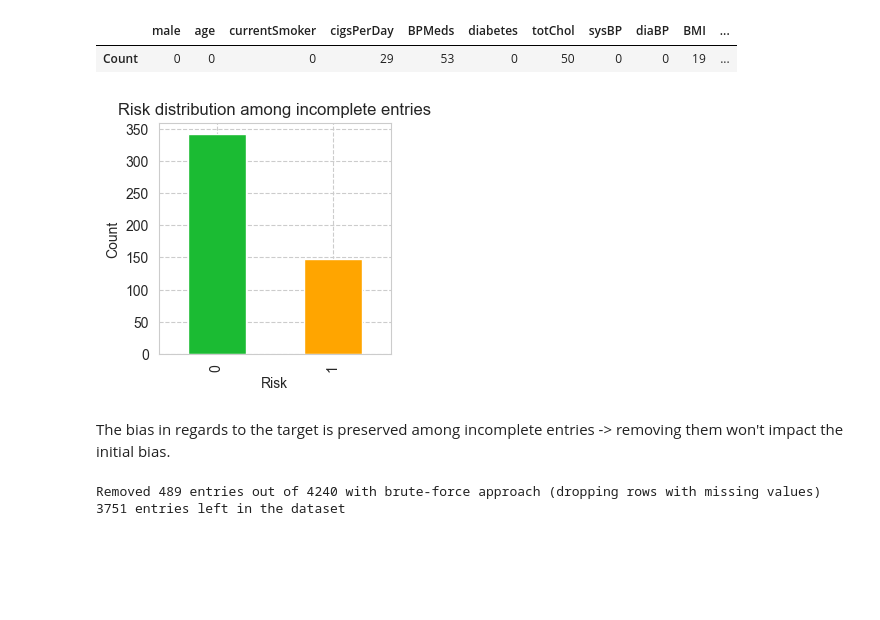
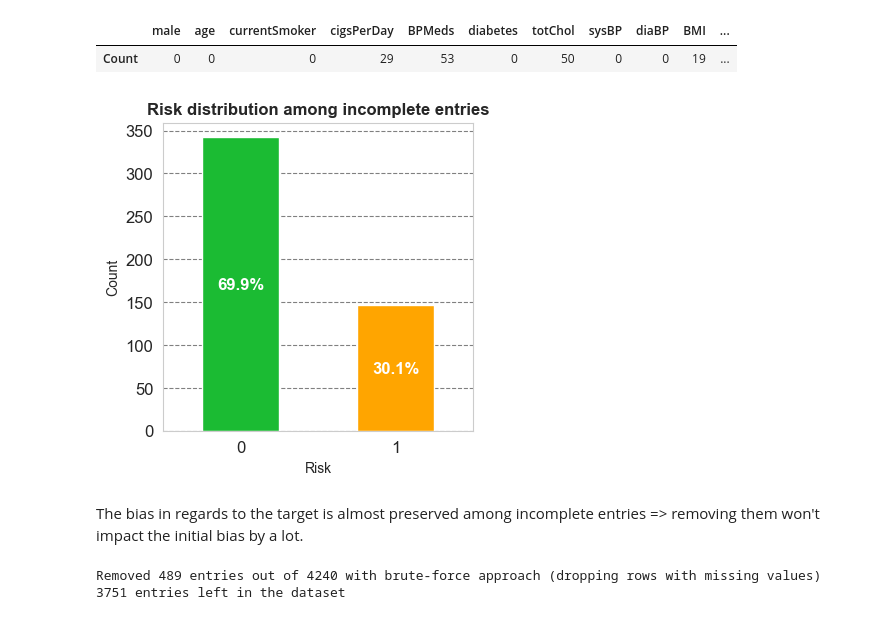
Before and after one commit to Iman974/ML_classification_hypertension_SL, a Jupyter notebook: Hypertension_risk.ipynb, the cells around one changed output. Drawn from its saved outputs; the diff is of its cells as text; code cells hidden in the pictures; blank space fills up the shorter version.

Commit message:
Cleanup of data prep stages

```diff
--- a/Hypertension_risk.ipynb
+++ b/Hypertension_risk.ipynb
@@ -149,0 +110,19 @@ ax = sns.countplot(data=pd.melt(df_categorical), x='variable', hue='value', pale
+# %%
+import pandas as pd
+import seaborn as sns
+
+categorical_columns = ['male', 'currentSmoker', 'BPMeds', 'diabetes', 'Risk']
+
+df_categorical = hypertension_data.loc[:, categorical_columns].replace({0: 'No', 1: 'Yes'})
+
+sns.set_style(style="whitegrid", rc={"grid.linestyle": '--', "grid.color": "0.5"})
+
+plt.figure(figsize=(9, 5))
+ax = sns.countplot(data=pd.melt(df_categorical), x='variable', hue='value', palette=['lightgreen', (1,0.1,0)], hue_order=['No', 'Yes'])
+
+add_percentage(ax, len(hypertension_data), color='black')
+ax.xaxis.label.set_fontsize(14)
+ax.xaxis.label.set_fontweight('bold')
+ax.yaxis.label.set_fontsize(14)
+ax.yaxis.label.set_fontweight('bold')
+ax.set_title('Categorical Variables Distribution', fontsize=16);
@@ -182,17 +155,17 @@ else:
 |  | male | age | currentSmoker | cigsPerDay | BPMeds | diabetes | totChol | sysBP | diaBP | BMI | ... |
 | Count | 0 | 0 | 0 | 29 | 53 | 0 | 50 | 0 | 0 | 19 | ... |
 # %%
-missing_data_high_risk_count = hypertension_data[missing_values_any & hypertension_data['Risk'] == 1].shape[0]
-high_risk_count = hypertension_data[hypertension_data['Risk'] == 1].shape[0]
-percentage = round(missing_data_high_risk_count / high_risk_count * 100, 1)
-
 plt.ylabel('Count')
-hypertension_data[missing_values_any].groupby('Risk').size().plot(title='Risk distribution among incomplete entries',
-                                                                  kind='bar', figsize=(3, 3), color=['#1BBB33','#FFA500']);
+ax = hypertension_data[missing_values_any].groupby('Risk').size().plot(title='Risk distribution among incomplete entries',
+                                                                  kind='bar', figsize=(4, 4), color=['#1BBB33','#FFA500'], fontsize=12);
+ax.title.set_fontweight('bold')
+ax.grid(axis='x', visible=False)
+set_xlabels_horizontal(ax)
+add_percentage(ax, missing_values_any.sum(), y_offset=10)
 # %% [output]
-[figure, old version]
+[figure, new version]
 # %% [markdown]
-The bias in regards to the target is preserved among incomplete entries -> removing them won't impact the initial bias.
+The bias in regards to the target is almost preserved among incomplete entries => removing them won't impact the initial bias by a lot.
 # %%
 # Missing values removal
 
```
Also changed, not shown: parts of 41 cells of this notebook.
